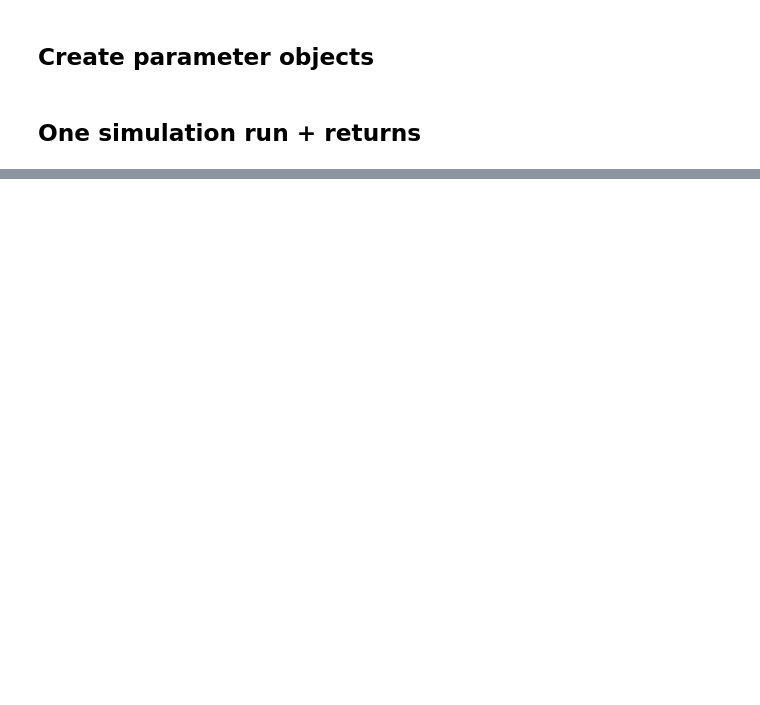
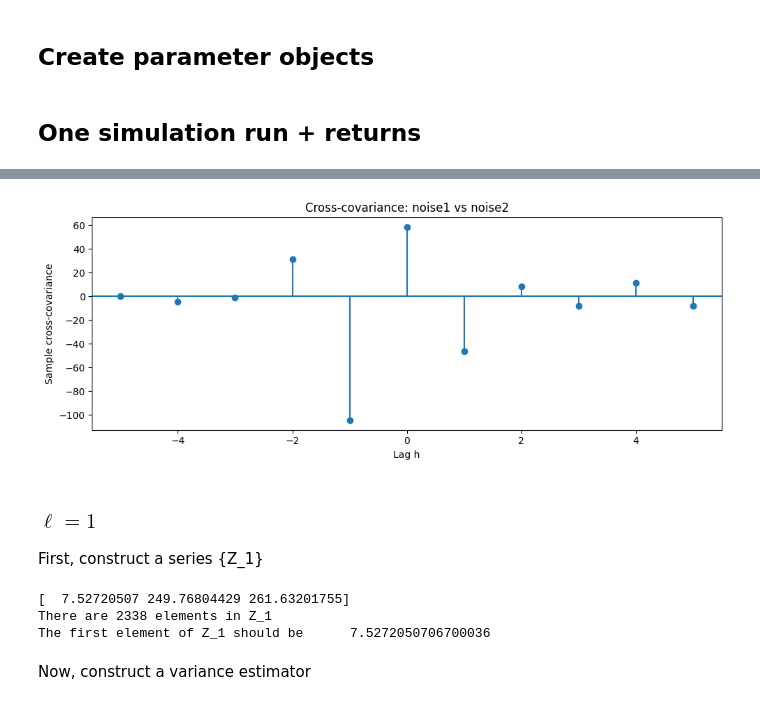
Before and after one commit to tmethasate/replication-packages, a Jupyter notebook: notebooks/uo2009_01_mc_table1.ipynb, the cells around one changed output, grey strips where cells are left out. Drawn from its saved outputs; the diff is of its cells as text; code cells hidden in the pictures; blank space fills up the shorter version.

```diff
--- a/notebooks/uo2009_01_mc_table1.ipynb
+++ b/notebooks/uo2009_01_mc_table1.ipynb
@@ -12,3 +20,28 @@ from uo2009.estimators.test_statistics import compute_Z_lk_sync
+# %%
+def cross_covariance(x: np.ndarray, y: np.ndarray, max_lag: int):
+    """
+    Sample cross-covariance gamma_xy(h) = Cov(x_t, y_{t-h})
+    for h in [-max_lag, ..., max_lag], using mean-centered series.
+
+    Note:
+      h > 0  -> x leads y (x_t with y_{t-h})
+      h < 0  -> y leads x (x_t with y_{t+|h|})
+    """
+    x0 = x - x.mean()
+    y0 = y - y.mean()
+    n = x0.size
+
+    lags = np.arange(-max_lag, max_lag + 1, dtype=int)
+    ccov = np.empty_like(lags, dtype=float)
+
+    for idx, h in enumerate(lags):
+        if h >= 0:
+            ccov[idx] = np.dot(x0[h:], y0[: n - h]) / n
+        else:
+            hp = -h
+            ccov[idx] = np.dot(x0[: n - hp], y0[hp:]) / n
+
+    return lags, ccov
 # %% [markdown]
 ## Create parameter objects
 # %%
@@ -94,0 +83,20 @@ plt.tight_layout()
+# %%
+noise1 = out.noise[:,0]
+noise2 = out.noise[:,1]
+
+L = 5
+lags, ccov = cross_covariance(noise1, noise2, max_lag=L)
+
+plt.figure(figsize=(10, 4))
+plt.stem(lags, ccov)
+plt.axhline(0)
+plt.xlabel("Lag h")
+plt.ylabel("Sample cross-covariance")
+plt.title("Cross-covariance: noise1 vs noise2")
+plt.tight_layout()
+plt.show()
+# %% [output]
+[figure, added]
+# %% [markdown]
+### $\ell = 1$
+First, construct a series {Z_1}
@@ -94,0 +111,14 @@ plt.tight_layout()
+# %%
+print(Z_1[:3])
+
+print(f"There are {Z_1.size} elements in Z_1")
+
+print(f"The first element of Z_1 should be\
+      {(y1_obs[3]-y1_obs[2]) * (y2_obs[1]-y2_obs[0])\
+       }")
+# %% [output]
+[  7.52720507 249.76804429 261.63201755]
+There are 2338 elements in Z_1
+The first element of Z_1 should be      7.5272050706700036
+# %% [markdown]
+Now, construct a variance estimator
```
Also changed, not shown: parts of 30 cells of this notebook, 1 other file.
